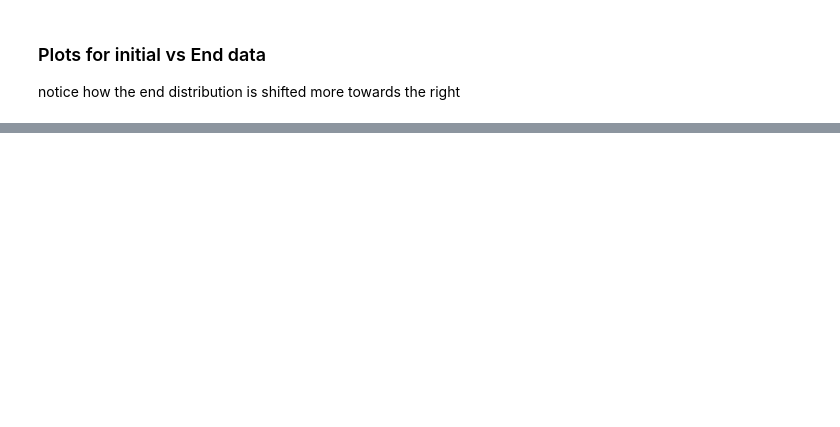
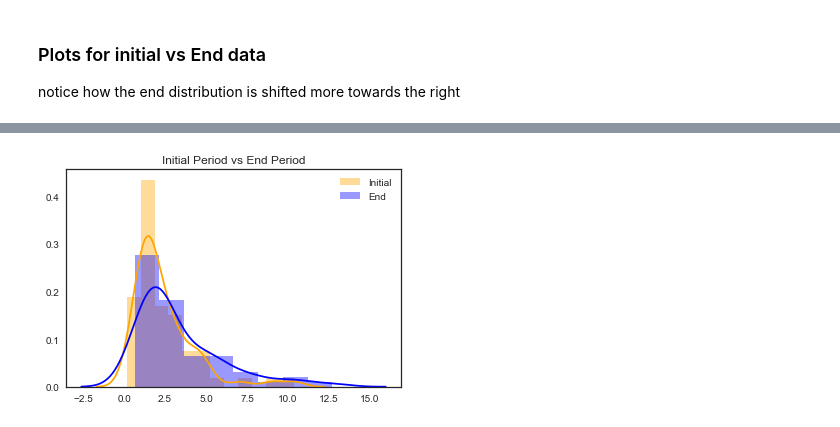
Before and after one commit to WilliXL/AdaptiveDecisionMaking_2018, a Jupyter notebook: notebooks/Final-Init&End.ipynb, the cells around one changed output, grey strips where cells are left out. Saved outputs shown, nothing was run; the diff lists cells and outputs as text; code cells hidden in the pictures; blank space fills up the shorter version.

```diff
--- a/notebooks/Final-Init&End.ipynb
+++ b/notebooks/Final-Init&End.ipynb
@@ -745,4 +1122,6 @@ endDataAx = sns.distplot(dataEnd.rt.values, color='b', label='End')
 # %%
 initDataAx = sns.distplot(dataInit.rt.values, color='orange', label='Initial')
 endDataAx = sns.distplot(dataEnd.rt.values, color='b', label='End')
-legend, title = plt.legend(), plt.title('Initial Period vs End')
+legend, title = plt.legend(), plt.title('Initial Period vs End Period')
+# %% [output]
+[figure, added]
```
Also changed, not shown: parts of 34 cells of this notebook.
